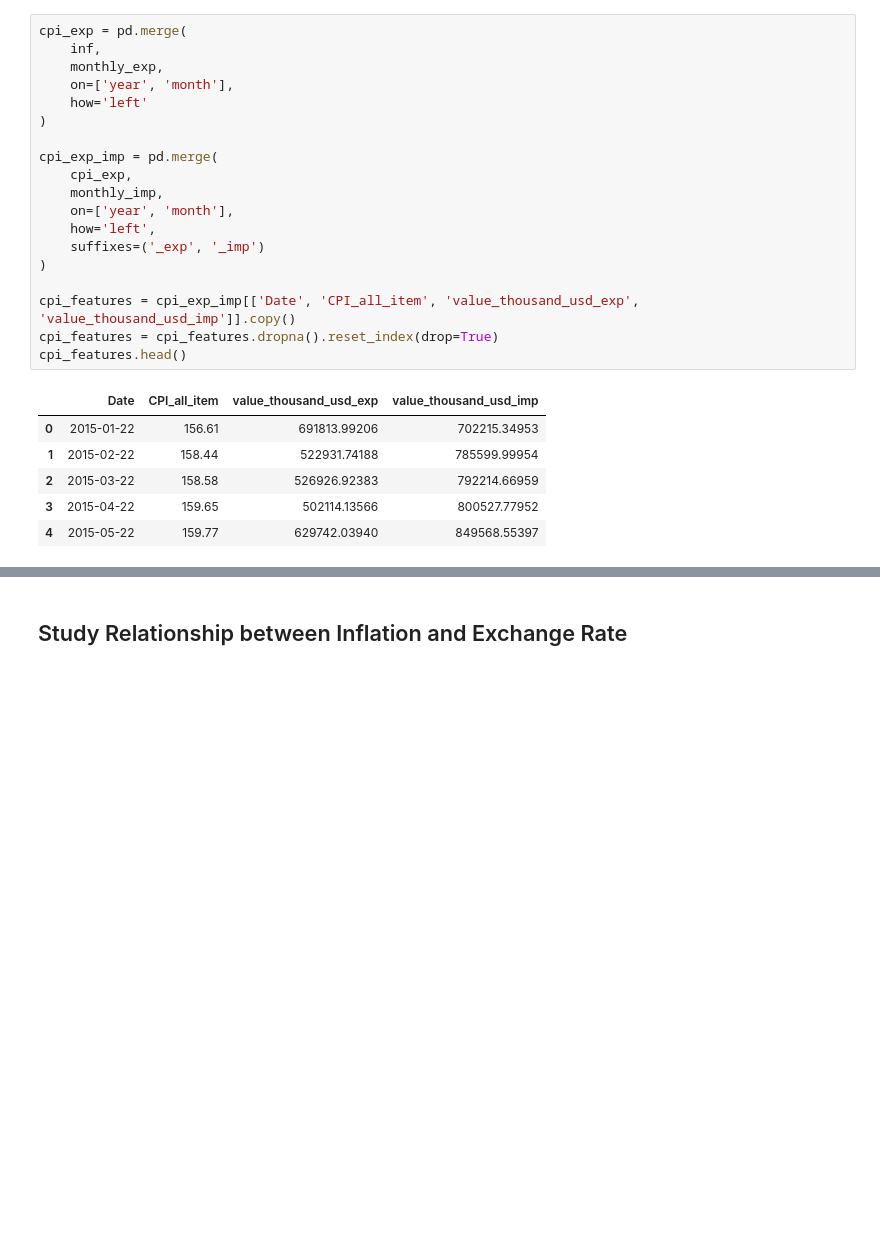
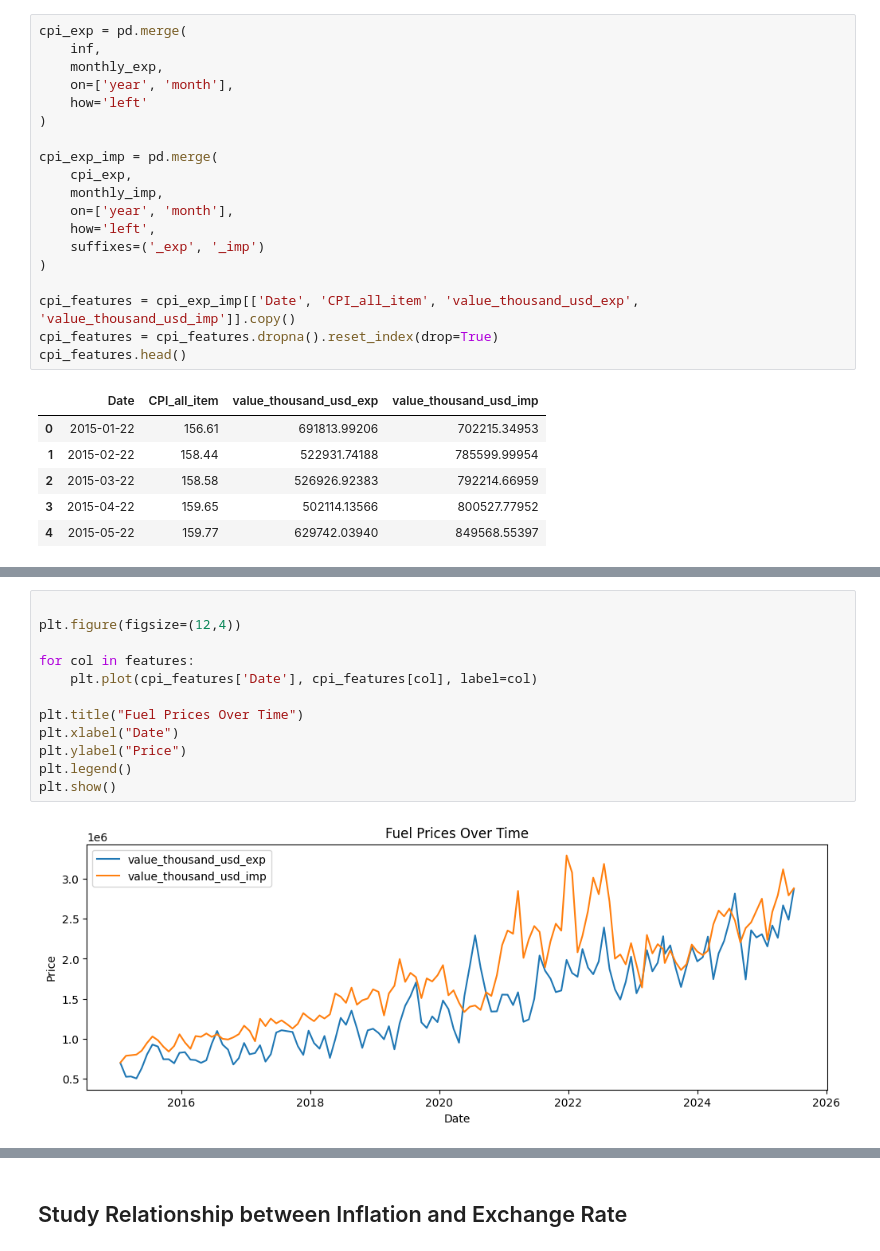
Before and after one commit to phoeurnkimhor/cambodia-inflation-rate-forecasting, a Jupyter notebook: notebooks/02-eda_multivariate.ipynb, the cells around one changed output, grey strips where cells are left out. Drawn from its saved outputs; the diff is of its cells as text; blank space fills up the shorter version.

```diff
--- a/notebooks/02-eda_multivariate.ipynb
+++ b/notebooks/02-eda_multivariate.ipynb
@@ -132,2 +169,16 @@ cpi_features.head()
+# %%
+
+plt.figure(figsize=(12,4))
+
+for col in features:
+    plt.plot(cpi_features['Date'], cpi_features[col], label=col)
+
+plt.title("Fuel Prices Over Time")
+plt.xlabel("Date")
+plt.ylabel("Price")
+plt.legend()
+plt.show()
+# %% [output]
+[figure, added]
 # %%
 sns.heatmap(cpi_features.select_dtypes(include=["float64"]).corr(method="spearman"), annot=True, cmap='coolwarm')
```
Also changed, not shown: parts of 15 cells of this notebook, 5 other files.
